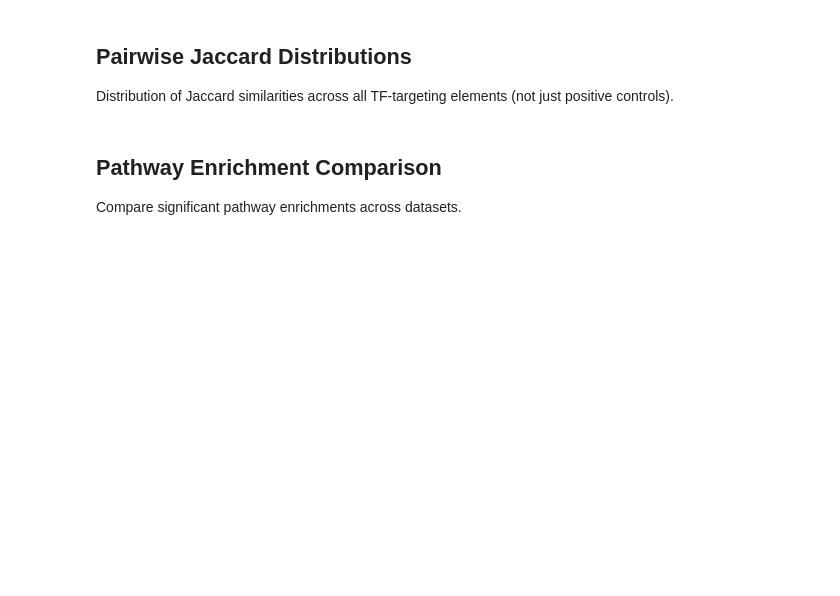
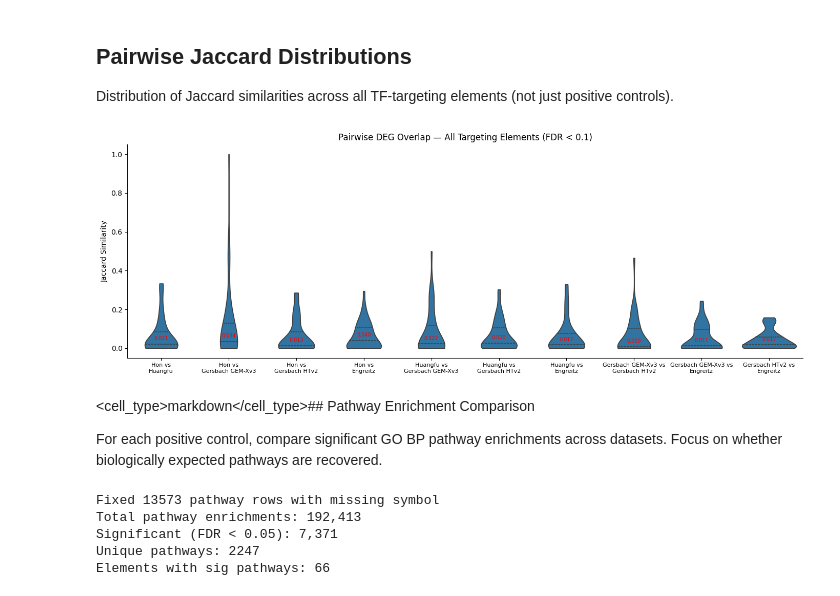
Before and after one commit to adamklie/tf_perturb_seq, a Jupyter notebook: datasets/technology-benchmark_WTC11_TF-Perturb-seq/bin/3_inference/4_trans_comparison.ipynb, the cells around one changed output. Cells and saved outputs as stored; diff of their text form; code cells hidden in the pictures; blank space fills up the shorter version.

```diff
--- a/datasets/technology-benchmark_WTC11_TF-Perturb-seq/bin/3_inference/4_trans_comparison.ipynb
+++ b/datasets/technology-benchmark_WTC11_TF-Perturb-seq/bin/3_inference/4_trans_comparison.ipynb
@@ -182,22 +218,32 @@ ValueError: The palette dictionary is missing keys: {'Gersbach_HTv2', 'Gersbach_
 For positive controls, compare which DEGs are shared across datasets.
 # %%
 # Build DEG sets per (element_symbol, dataset) for positive controls
-# Then compute pairwise Jaccard across datasets for each element
+# Use gene IDs for set operations (some genes lack symbols), display symbols in plots
 
 def jaccard(a, b):
     if len(a) == 0 and len(b) == 0:
         return np.nan
     return len(a & b) / len(a | b)
 
-# Get sig DEG gene sets per element per dataset
-deg_sets = {}
+# Build gene ID -> symbol lookup across all datasets
+gene_id_to_symbol = {}
+for ds in dataset_order:
+    if ds not in trans_results:
+        continue
+    df = trans_results[ds]
+    for gid, gsym in df[["tested_gene_id", "tested_gene_symbol"]].drop_duplicates("tested_gene_id").values:
+        if pd.notna(gsym) and gid not in gene_id_to_symbol:
+            gene_id_to_symbol[gid] = gsym
+
+# Get sig DEG gene ID sets per element per dataset
+deg_sets = {}  # (element_symbol, dataset) -> set of gene IDs
 for ds in dataset_order:
     if ds not in trans_results:
         continue
     df = trans_results[ds]
     sig = df[(df["empirical_pval_adj"] < FDR_THRESHOLD) & (df["element_label"] == "positive control")]
     for elem, grp in sig.groupby("element_symbol"):
-        deg_sets[(elem, ds)] = set(grp["tested_gene_symbol"].dropna())
+        deg_sets[(elem, ds)] = set(grp["tested_gene_id"].dropna())
 
 # Compute pairwise Jaccard for each element
 elements = sorted(set(e for e, _ in deg_sets.keys()))
@@ -210,18 +256,22 @@ for elem in elements:
         s2 = deg_sets.get((elem, ds2), set())
         if len(s1) == 0 and len(s2) == 0:
             continue
+        shared_ids = s1 & s2
+        shared_symbols = sorted(gene_id_to_symbol.get(g, g) for g in shared_ids)
         jaccard_rows.append({
             "element": elem,
             "dataset_1": short_name(ds1),
             "dataset_2": short_name(ds2),
             "jaccard": jaccard(s1, s2),
-            "n_shared": len(s1 & s2),
+            "n_shared": len(shared_ids),
             "n_union": len(s1 | s2),
             "n_ds1": len(s1),
             "n_ds2": len(s2),
+            "shared_genes": ", ".join(shared_symbols),
         })
 
 jaccard_df = pd.DataFrame(jaccard_rows)
 jaccard_df.to_csv(OUTPUT_DIR / "posctrl_deg_jaccard.tsv", sep="\t", index=False)
-print(f"Pairwise Jaccard: {len(jaccard_df)} comparisons")
+print(f"Pairwise Jaccard: {len(jaccard_df)} comparisons across {len(elements)} positive controls")
+print(f"Positive controls found: {elements}")
 jaccard_df.head(10)
@@ -252,6 +449,7 @@ for elem in elements:
 Distribution of Jaccard similarities across all TF-targeting elements (not just positive controls).
 # %%
 # Compute Jaccard for ALL targeting elements (not just positive controls)
+# Uses gene IDs for set operations
 all_deg_sets = {}
 for ds in dataset_order:
     if ds not in trans_results:
@@ -259,49 +457,64 @@ for ds in dataset_order:
     df = trans_results[ds]
     sig = df[df["empirical_pval_adj"] < FDR_THRESHOLD]
     for elem, grp in sig.groupby("element_symbol"):
-        all_deg_sets[(elem, ds)] = set(grp["tested_gene_symbol"].dropna())
+        all_deg_sets[(elem, ds)] = set(grp["tested_gene_id"].dropna())
 
 all_elements = sorted(set(e for e, _ in all_deg_sets.keys()))
 
 all_jaccard_rows = []
 for ds1, ds2 in ds_pairs:
-    pair_jaccards = []
     for elem in all_elements:
         s1 = all_deg_sets.get((elem, ds1), set())
         s2 = all_deg_sets.get((elem, ds2), set())
         if len(s1) == 0 and len(s2) == 0:
             continue
         j = jaccard(s1, s2)
-        pair_jaccards.append(j)
         all_jaccard_rows.append({
             "element": elem,
-            "pair": f"{short_name(ds1)} vs {short_name(ds2)}",
+            "pair": f"{short_name(ds1)} vs\n{short_name(ds2)}",
             "jaccard": j,
         })
 
 all_jaccard_df = pd.DataFrame(all_jaccard_rows)
 
 # Violin plot of Jaccard distributions per dataset pair
-fig, ax = plt.subplots(figsize=(12, 5))
+fig, ax = plt.subplots(figsize=(14, 5))
 sns.violinplot(data=all_jaccard_df, x="pair", y="jaccard", inner="quartile", cut=0, ax=ax)
 ax.set_ylabel("Jaccard Similarity")
 ax.set_xlabel("")
-ax.set_title(f"Pairwise DEG Overlap (FDR < {FDR_THRESHOLD})")
-ax.tick_params(axis="x", rotation=45)
+ax.set_title(f"Pairwise DEG Overlap — All Targeting Elements (FDR < {FDR_THRESHOLD})")
+ax.tick_params(axis="x", rotation=0, labelsize=8)
 ax.spines["top"].set_visible(False)
 ax.spines["right"].set_visible(False)
+
+# Add median annotation
+medians = all_jaccard_df.groupby("pair", sort=False)["jaccard"].median()
+for i, (pair, med) in enumerate(medians.items()):
+    ax.text(i, med + 0.02, f"{med:.3f}", ha="center", fontsize=7, color="red")
 
 plt.tight_layout()
 plt.savefig(OUTPUT_DIR / "jaccard_pairwise_distributions.pdf", dpi=300, bbox_inches="tight")
 plt.show()
+# %% [output]
+[figure, added]
 # %% [markdown]
-## Pathway Enrichment Comparison
+<cell_type>markdown</cell_type>## Pathway Enrichment Comparison
 
-Compare significant pathway enrichments across datasets.
+For each positive control, compare significant GO BP pathway enrichments across datasets.
+Focus on whether biologically expected pathways are recovered.
 # %%
-# Combine pathway results
+# Combine pathway results and fix missing element_symbol
 if pathway_results:
     pw_combined = pd.concat(pathway_results.values(), ignore_index=True)
+
+    # Fix missing element_symbol using the same cross-dataset lookup
+    mask = pw_combined["element_symbol"].isna()
+    if mask.any():
+        pw_combined.loc[mask, "element_symbol"] = pw_combined.loc[mask, "element_id"].apply(
+            lambda eid: ensg_to_symbol.get(eid.split("|")[0], np.nan)
+        )
+        print(f"Fixed {mask.sum() - pw_combined['element_symbol'].isna().sum()} pathway rows with missing symbol")
+
     pw_combined["dataset"] = pd.Categorical(pw_combined["dataset"], categories=dataset_order, ordered=True)
     pw_combined["lab"] = pw_combined["dataset"].astype(str).apply(short_name)
 
@@ -316,4 +529,10 @@ if pathway_results:
     print(f"Elements with sig pathways: {pw_sig['element_id'].nunique()}")
 else:
     print("No pathway results available")
+# %% [output]
+Fixed 13573 pathway rows with missing symbol
+Total pathway enrichments: 192,413
+Significant (FDR < 0.05): 7,371
+Unique pathways: 2247
+Elements with sig pathways: 66
 # %%
```
Also changed, not shown: parts of 16 cells of this notebook, 12 other files.
